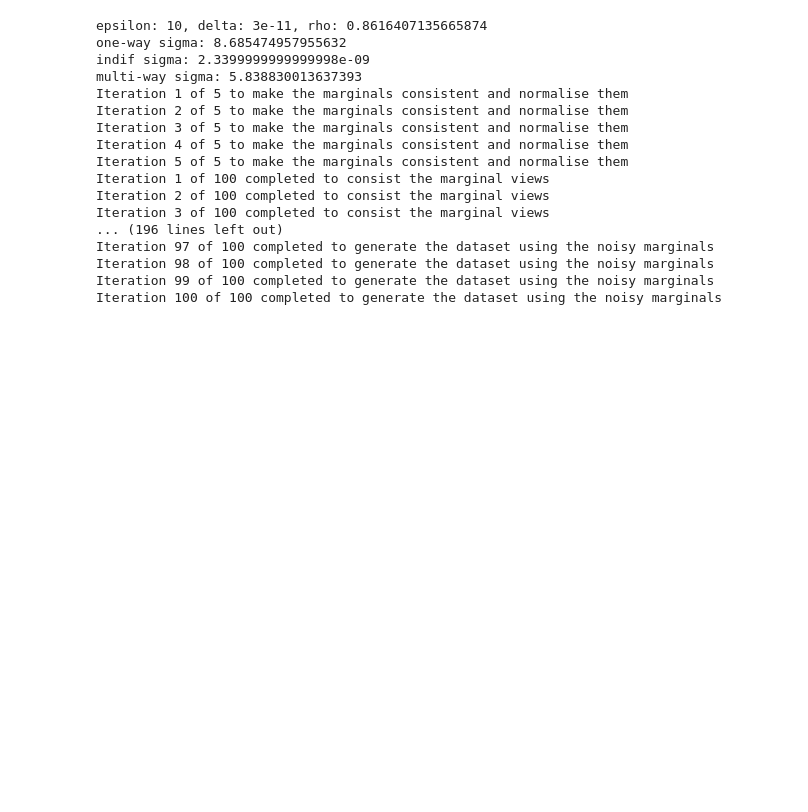
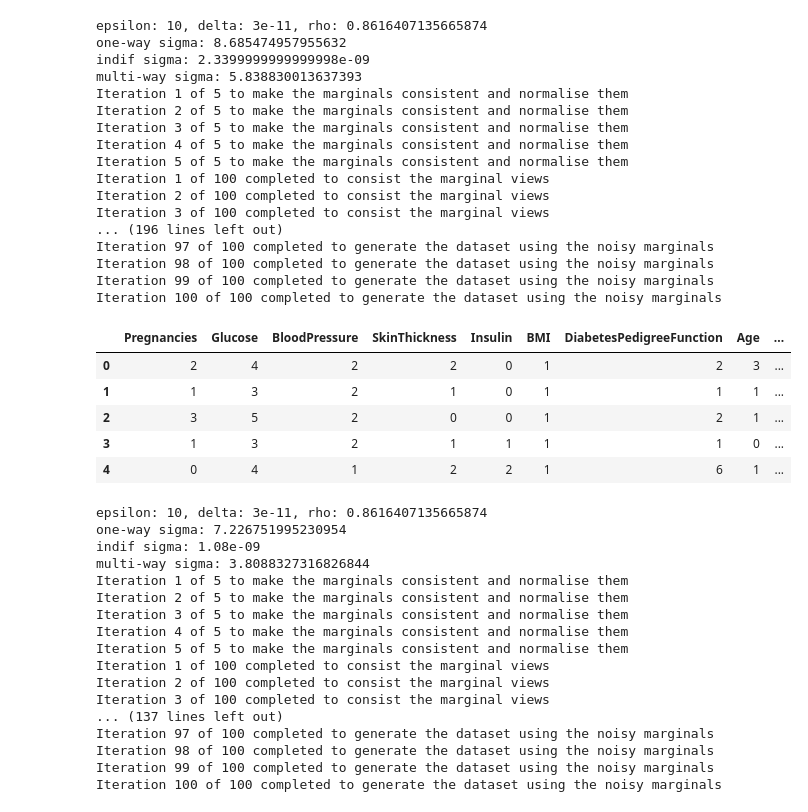
Before and after one commit to ArthurChen189/cs848-group-project, a Jupyter notebook: DP_STOA/PrivSyn/dp-stoa-notebook.ipynb, the cells around one changed output. Saved outputs shown, nothing was run; the diff lists cells and outputs as text; code cells hidden in the pictures; blank space fills up the shorter version.

Commit message:
loading diabetes dataset and synthetic

```diff
--- a/DP_STOA/PrivSyn/dp-stoa-notebook.ipynb
+++ b/DP_STOA/PrivSyn/dp-stoa-notebook.ipynb
@@ -57,6 +70,54 @@ Iteration 97 of 100 completed to generate the dataset using the noisy marginals
 Iteration 98 of 100 completed to generate the dataset using the noisy marginals
 Iteration 99 of 100 completed to generate the dataset using the noisy marginals
 Iteration 100 of 100 completed to generate the dataset using the noisy marginals
+# %%
+#load the diabetes dataset
+dl_diabetes = DataLoader('../datasets/Diabetes/diabetes.csv', '../datasets/Diabetes/data.yaml', '../datasets/Diabetes/column_info.json', '../datasets/Diabetes/loading_data.json')
+dl_diabetes.data_loader()
+dl_diabetes.all_indifs(dl_diabetes.private_data)
+
+#anonymise the diabetes data
+anon_diabetes = Anonymisation(epsilon=epsilon,delta=delta)
+anon_diabetes.anonymiser(dl_diabetes)
+
+#consistent the diabetes data
+cons_diabetes = Consistenter(anon_diabetes, dl_diabetes.all_attrs)
+cons_diabetes.make_consistent(iterations = 5)
+
+#synthesise the diabetes data
+gum_diabetes = GraduallyUpdateMethod(dl_diabetes, cons_diabetes)
+gum_diabetes.initialiser(view_iterations = 100)
+syn_diabetes_data = gum_diabetes.synthesize(iterations = 100, num_records = int(cons_diabetes.num_synthesize_records))
+
+#post-process the diabetes data
+processor_private_diabetes = RecordPostprocessor(dl_diabetes.private_data, dl_diabetes.configpath, dl_diabetes.datainfopath, dl_diabetes.decode_mapping)
+processor_public_diabetes = RecordPostprocessor(syn_diabetes_data, dl_diabetes.configpath, dl_diabetes.datainfopath, dl_diabetes.decode_mapping)
+original_diabetes_data = processor_private_diabetes.post_process()
+synthesised_dp_stoa_diabetes_data = processor_public_diabetes.post_process()
+# %% [output]
+|  | Pregnancies | Glucose | BloodPressure | SkinThickness | Insulin | BMI | DiabetesPedigreeFunction | Age | ... |
+| 0 | 2 | 4 | 2 | 2 | 0 | 1 | 2 | 3 | ... |
+| 1 | 1 | 3 | 2 | 1 | 0 | 1 | 1 | 1 | ... |
+| 2 | 3 | 5 | 2 | 0 | 0 | 1 | 2 | 1 | ... |
+| 3 | 1 | 3 | 2 | 1 | 1 | 1 | 1 | 0 | ... |
+| 4 | 0 | 4 | 1 | 2 | 2 | 1 | 6 | 1 | ... |
+epsilon: 10, delta: 3e-11, rho: 0.8616407135665874
+one-way sigma: 7.226751995230954
+indif sigma: 1.08e-09
+multi-way sigma: 3.8088327316826844
+Iteration 1 of 5 to make the marginals consistent and normalise them
+Iteration 2 of 5 to make the marginals consistent and normalise them
+Iteration 3 of 5 to make the marginals consistent and normalise them
+Iteration 4 of 5 to make the marginals consistent and normalise them
+Iteration 5 of 5 to make the marginals consistent and normalise them
+Iteration 1 of 100 completed to consist the marginal views
+Iteration 2 of 100 completed to consist the marginal views
+Iteration 3 of 100 completed to consist the marginal views
+... (137 lines left out)
+Iteration 97 of 100 completed to generate the dataset using the noisy marginals
+Iteration 98 of 100 completed to generate the dataset using the noisy marginals
+Iteration 99 of 100 completed to generate the dataset using the noisy marginals
+Iteration 100 of 100 completed to generate the dataset using the noisy marginals
 # %%
 # Evaluation Metric Functions
 import pandas as pd
```
Also changed, not shown: parts of 2 cells of this notebook, 2 other files.
